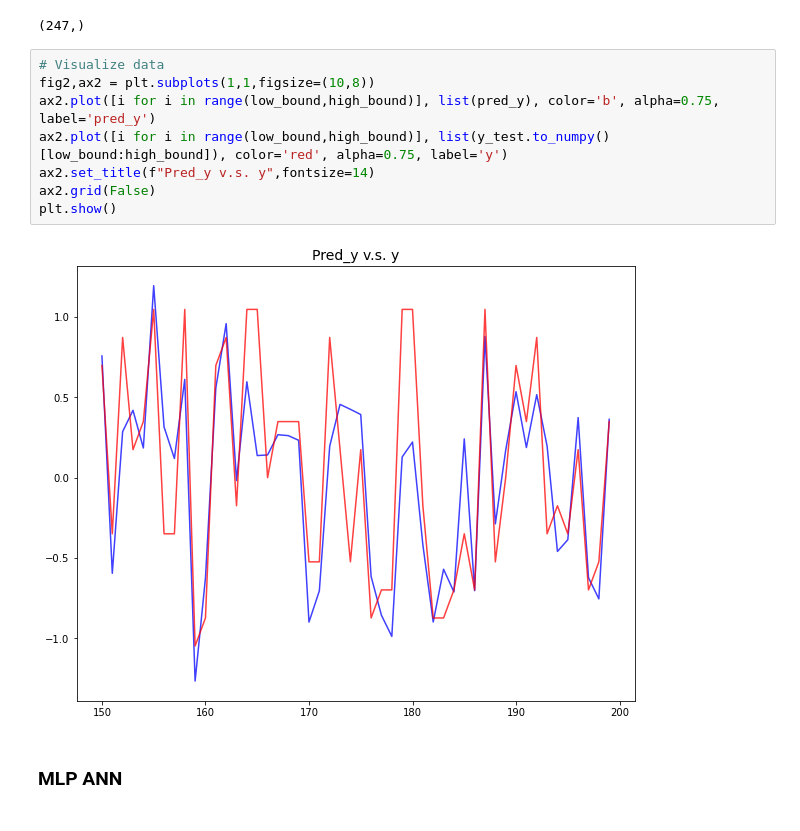
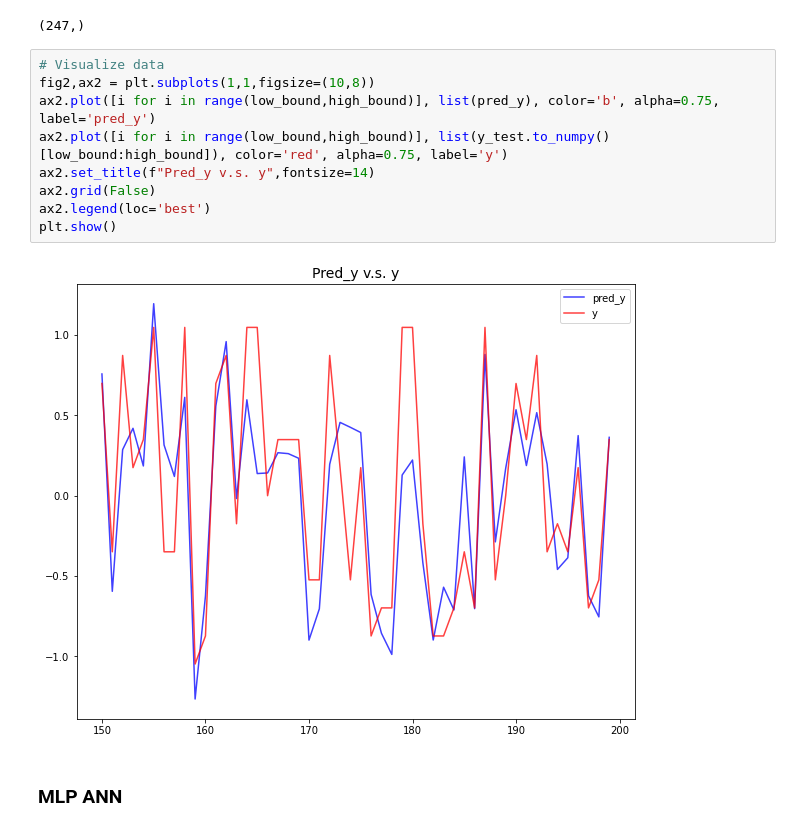
Before and after one commit to zdai257/DeepAOANet, a Jupyter notebook: R2deg.ipynb, the cells around one changed output. Cells and saved outputs as stored; diff of their text form.

```diff
--- a/R2deg.ipynb
+++ b/R2deg.ipynb
@@ -221,13 +221,14 @@ print(y_test.shape)
 # %%
 # Visualize data
 fig2,ax2 = plt.subplots(1,1,figsize=(10,8))
 ax2.plot([i for i in range(low_bound,high_bound)], list(pred_y), color='b', alpha=0.75, label='pred_y')
 ax2.plot([i for i in range(low_bound,high_bound)], list(y_test.to_numpy()[low_bound:high_bound]), color='red', alpha=0.75, label='y')
 ax2.set_title(f"Pred_y v.s. y",fontsize=14)
 ax2.grid(False)
+ax2.legend(loc='best')
 plt.show()
 # %% [output]
-[figure, old version]
+[figure, new version]
 # %% [markdown]
 ### MLP ANN
 # %%
```
Also changed, not shown: parts of 12 cells of this notebook.
